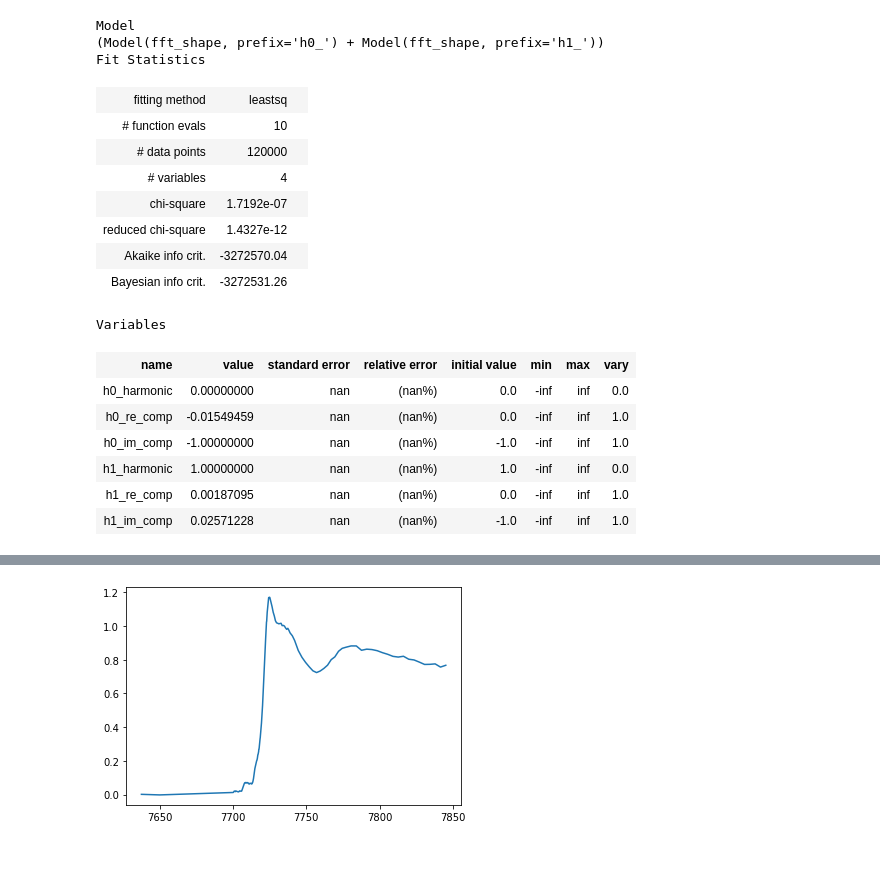
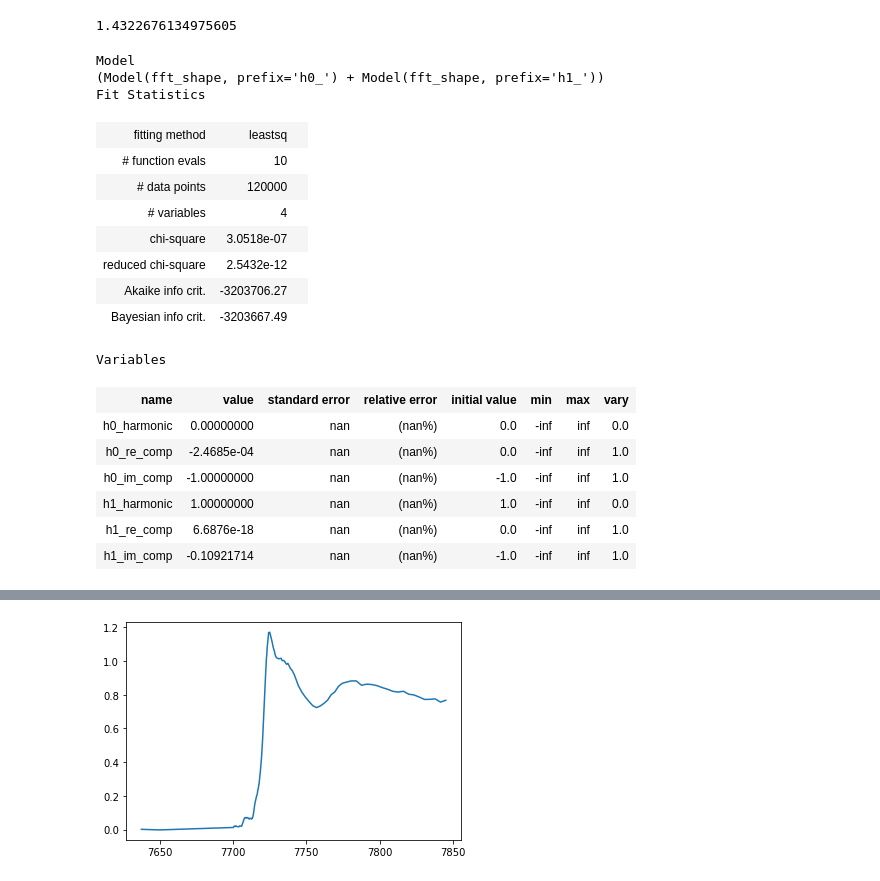
Before and after one commit to BGerwe/Xray-Project, a Jupyter notebook: fr_XAS/frXAS Paper Figures/Feb18 0.5 Hz XANES Figure.ipynb, the cells around one changed output, grey strips where cells are left out. Drawn from its saved outputs; the diff is of its cells as text; code cells hidden in the pictures.

```diff
--- a/fr_XAS/frXAS Paper Figures/Feb18 0.5 Hz XANES Figure.ipynb
+++ b/fr_XAS/frXAS Paper Figures/Feb18 0.5 Hz XANES Figure.ipynb
@@ -26,39 +27,55 @@ import dynamic_XAS_visualization as dxas
 direc = r'C:\\Users\\shadd\\OneDrive\\Documents\\Python\\Xray-project\\fr_XAS\\Feb2018 Data Fits\\Energy Spectrum_0.5Hz\\'
 match_str = 'E*_EtaAlign_Ir.h5'
 match_str_eta = 'E*_EtaAlign_Eta.h5'
+match_str_v = 'E*_EtaAlign_V.h5'
+match_str_j = 'E*_EtaAlign_J.h5'
+
 all_files = glob.glob(os.path.join(direc,match_str))
 all_files.sort(key=lambda file:int(file.split('\\E')[-1].split('_E')[0]))
 
 all_files_eta = glob.glob(os.path.join(direc,match_str_eta))
 all_files_eta.sort(key=lambda file:int(file.split('\\E')[-1].split('_E')[0]))
+
+all_files_v = glob.glob(os.path.join(direc,match_str_v))
+all_files_v.sort(key=lambda file:int(file.split('\\E')[-1].split('_E')[0]))
+
+all_files_j = glob.glob(os.path.join(direc,match_str_j))
+all_files_j.sort(key=lambda file:int(file.split('\\E')[-1].split('_E')[0]))
 # %%
-models_Ir, models_Eta = [], []
-for file, file_eta in zip(all_files, all_files_eta):
+models_Ir, models_Eta, models_V, models_J = [], [], [], []
+for file, file_eta, file_v, file_j in zip(all_files, all_files_eta, all_files_v, all_files_j):
     models_Ir.append(hdf5_io.load_time_domain_fit(file[:-3]))
     models_Eta.append(hdf5_io.load_time_domain_fit(file_eta[:-3]))
+    models_V.append(hdf5_io.load_time_domain_fit(file_v[:-3]))
+    models_J.append(hdf5_io.load_time_domain_fit(file_j[:-3]))
+
 meta = np.genfromtxt('..\\Feb2018 Data Fits\\Energy Spectrum_0.5Hz\\Energies_Iravgs.csv', delimiter=',',skip_header=1)
 energies = meta[:,1]
 Ir_avgs = meta[:,2]
+# %%
+np.max(Ir_larch)
+# %% [output]
+1.4322676134975605
 # %%
-models_Ir[83]
+models_Eta[83]
 # %% [output]
 Model
 (Model(fft_shape, prefix='h0_') + Model(fft_shape, prefix='h1_'))
 Fit Statistics
 | fitting method | leastsq |  |
 | # function evals | 10 |  |
 | # data points | 120000 |  |
 | # variables | 4 |  |
-| chi-square | 1.7192e-07 |  |
-| reduced chi-square | 1.4327e-12 |  |
-| Akaike info crit. | -3272570.04 |  |
-| Bayesian info crit. | -3272531.26 |  |
+| chi-square | 3.0518e-07 |  |
+| reduced chi-square | 2.5432e-12 |  |
+| Akaike info crit. | -3203706.27 |  |
+| Bayesian info crit. | -3203667.49 |  |
 Variables
 | name | value | standard error | relative error | initial value | min | max | vary |
 | h0_harmonic | 0.00000000 | nan | (nan%) | 0.0 | -inf | inf | 0.0 |
-| h0_re_comp | -0.01549459 | nan | (nan%) | 0.0 | -inf | inf | 1.0 |
+| h0_re_comp | -2.4685e-04 | nan | (nan%) | 0.0 | -inf | inf | 1.0 |
 | h0_im_comp | -1.00000000 | nan | (nan%) | -1.0 | -inf | inf | 1.0 |
 | h1_harmonic | 1.00000000 | nan | (nan%) | 1.0 | -inf | inf | 0.0 |
-| h1_re_comp | 0.00187095 | nan | (nan%) | 0.0 | -inf | inf | 1.0 |
-| h1_im_comp | 0.02571228 | nan | (nan%) | -1.0 | -inf | inf | 1.0 |
+| h1_re_comp | 6.6876e-18 | nan | (nan%) | 0.0 | -inf | inf | 1.0 |
+| h1_im_comp | -0.10921714 | nan | (nan%) | -1.0 | -inf | inf | 1.0 |
 # %%
```
Also changed, not shown: parts of 22 cells of this notebook, 16 other files.
